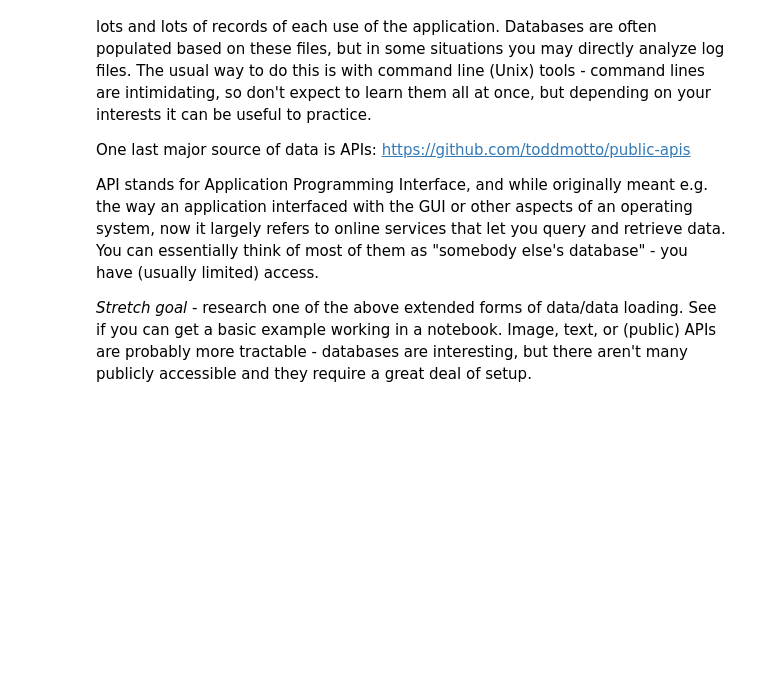
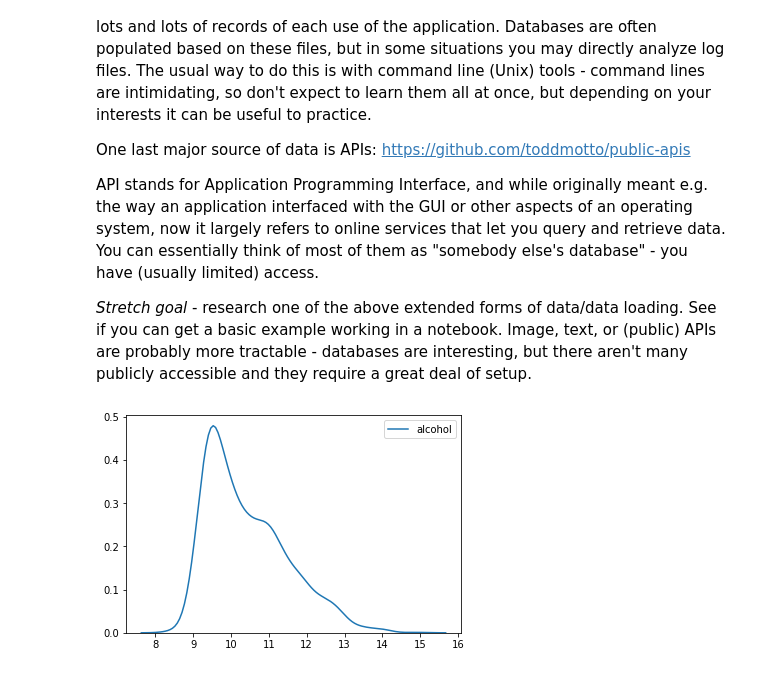
Before and after one commit to daniela500/DS-Unit-1-Sprint-1-Data-Wrangling-and-Storytelling, a Jupyter notebook: module1-exploratory-data-analysis/LS_DS_111_Exploratory_Data_Analysis_Assignment.ipynb, the cells around one changed output. Cells and saved outputs as stored; diff of their text form; code cells hidden in the pictures; blank space fills up the shorter version.

```diff
--- a/module1-exploratory-data-analysis/LS_DS_111_Exploratory_Data_Analysis_Assignment.ipynb
+++ b/module1-exploratory-data-analysis/LS_DS_111_Exploratory_Data_Analysis_Assignment.ipynb
@@ -291,3 +291,8 @@ One last major source of data is APIs: https://github.com/toddmotto/public-apis
 API stands for Application Programming Interface, and while originally meant e.g. the way an application interfaced with the GUI or other aspects of an operating system, now it largely refers to online services that let you query and retrieve data. You can essentially think of most of them as "somebody else's database" - you have (usually limited) access.
 
 *Stretch goal* - research one of the above extended forms of data/data loading. See if you can get a basic example working in a notebook. Image, text, or (public) APIs are probably more tractable - databases are interesting, but there aren't many publicly accessible and they require a great deal of setup.
+# %%
+import seaborn as sns
+sns.kdeplot(redwine['alcohol']);
+# %% [output]
+[figure, added]
```
Also changed, not shown: parts of 1 cell of this notebook.
